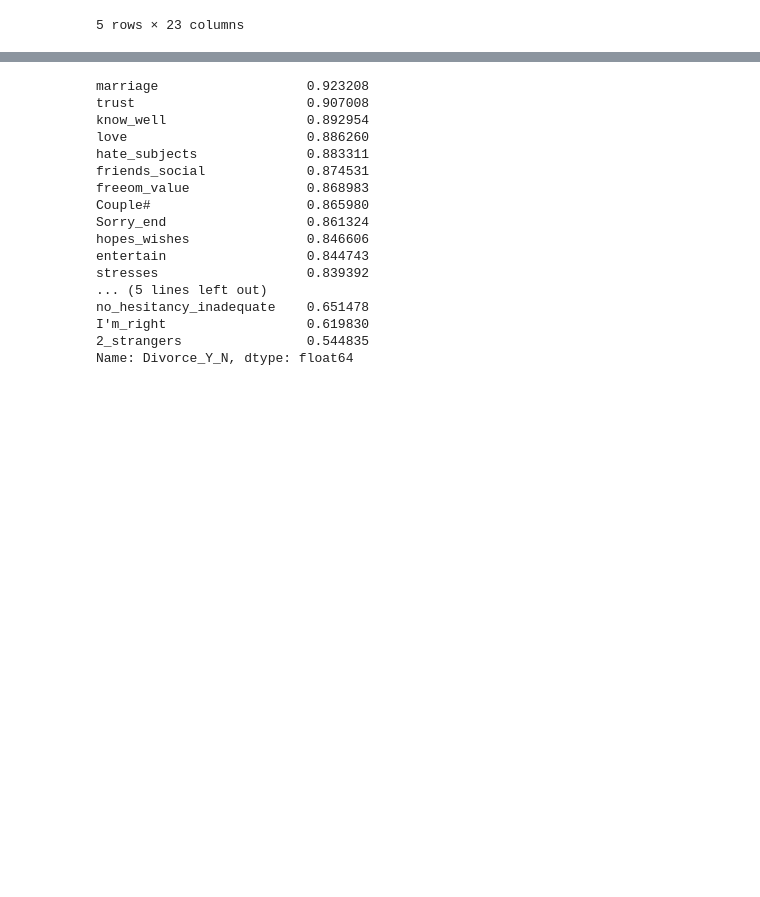
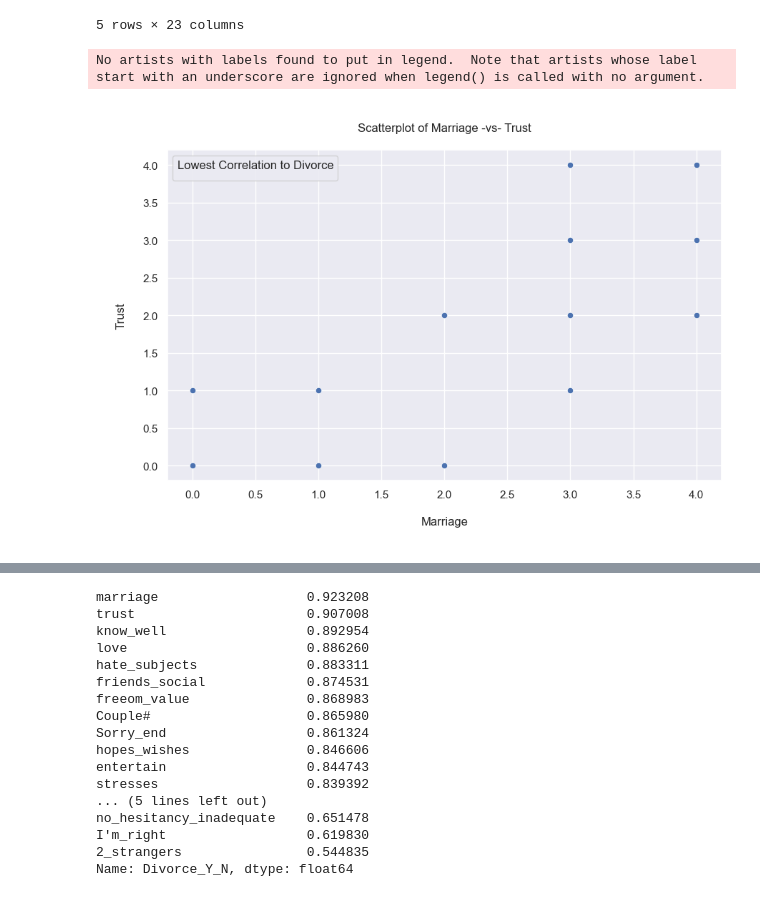
Before and after one commit to algjor/project2_creditcardfraud, a Jupyter notebook: proj_2_divorce.ipynb, the cells around one changed output, grey strips where cells are left out. Saved outputs shown, nothing was run; the diff lists cells and outputs as text; code cells hidden in the pictures; blank space fills up the shorter version.

Commit message:
updated with eb charts

```diff
--- a/proj_2_divorce.ipynb
+++ b/proj_2_divorce.ipynb
@@ -158,11 +158,14 @@ new_df.head()
 | 4 | 5 | 2 | 1 | 0 | 0 | 1 | 0 | 1 | ... |
 5 rows × 23 columns
 # %%
-#scatterplot - eb
+# Scatterplot - eb
 plt.figure(figsize=(10, 6))
-sns.scatterplot(data=df, x='Atr1', y='Atr2', hue='Class', palette='coolwarm')
-plt.title('Scatterplot of Atr1 vs Atr2')
-plt.xlabel('Atr1')
-plt.ylabel('Atr2')
-plt.legend(title='Class')
+sns.scatterplot(data=df, x='marriage', y='trust', palette='coolwarm')
+plt.title('\nScatterplot of Marriage -vs- Trust\n')
+plt.xlabel('\nMarriage\n')
+plt.ylabel('\nTrust\n')
+plt.legend(title='Lowest Correlation to Divorce')
 plt.show()
+# %% [output]
+No artists with labels found to put in legend.  Note that artists whose label start with an underscore are ignored when legend() is called with no argument.
+[figure, added]
```
Also changed, not shown: parts of 5 cells of this notebook.
